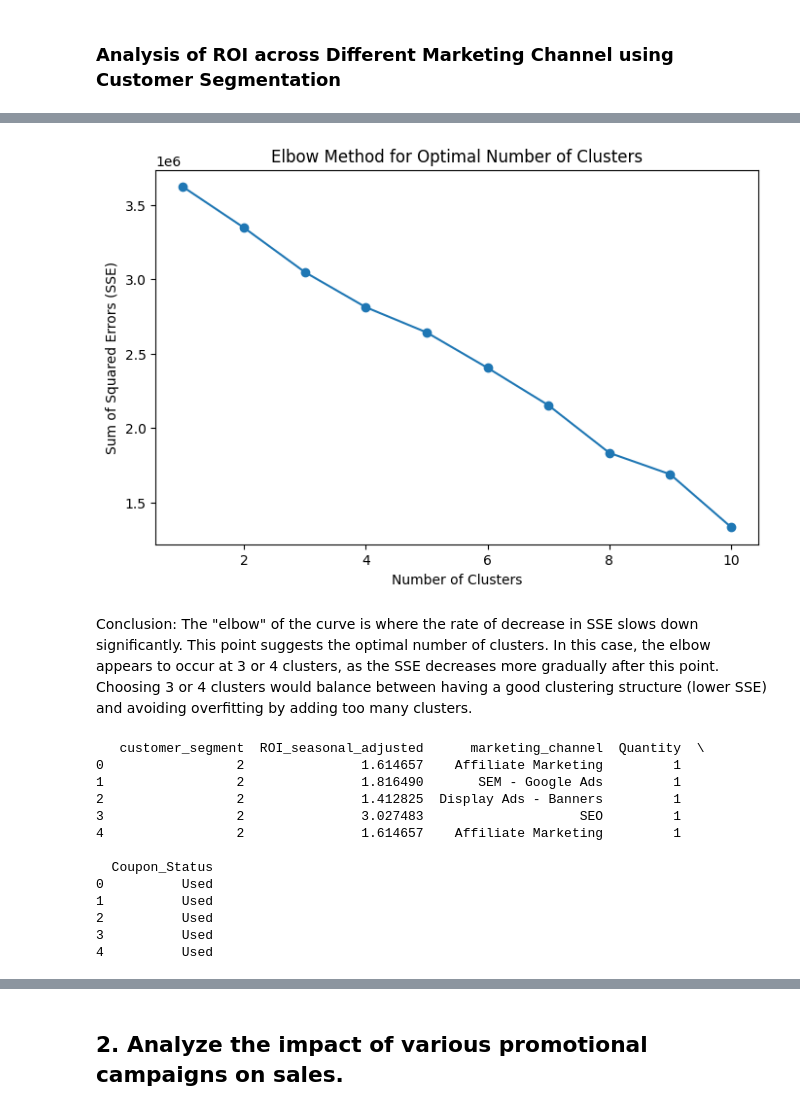
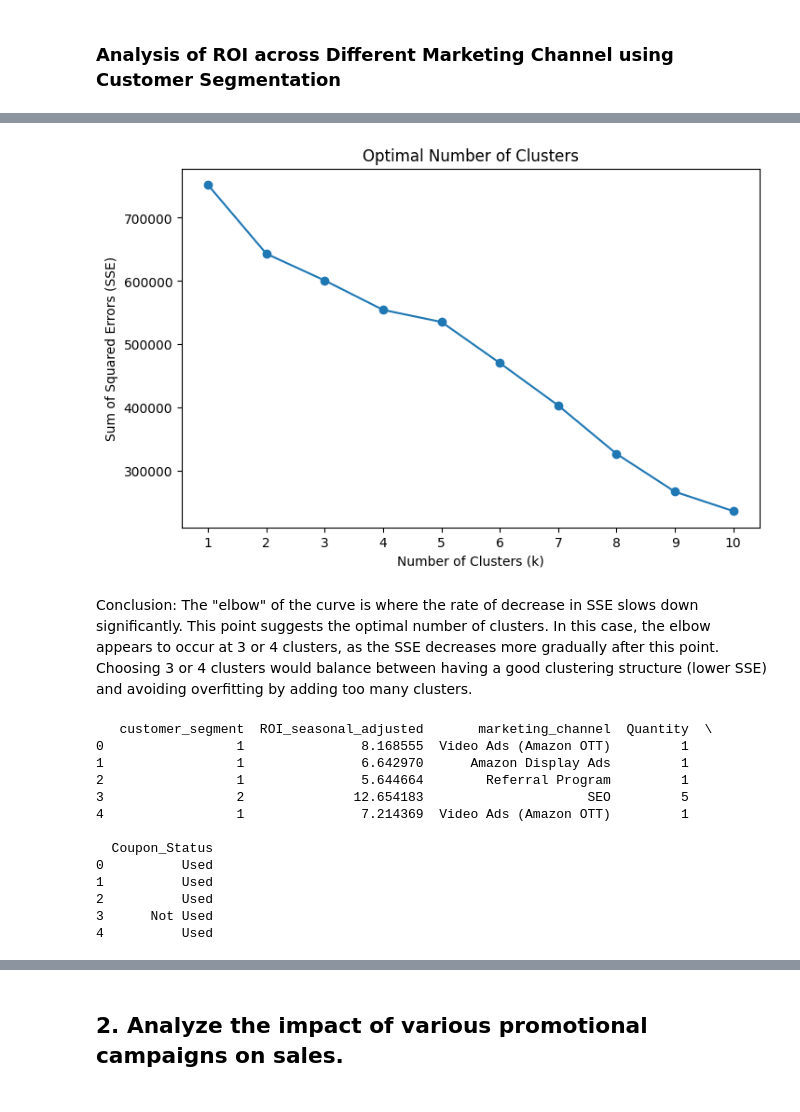
Before and after one commit to sweeenlim/Passion8, a Jupyter notebook: marketing_channels/marketing_channels.ipynb, the cells around one changed output, grey strips where cells are left out. Saved outputs shown, nothing was run; the diff lists cells and outputs as text; code cells hidden in the pictures.

```diff
--- a/marketing_channels/marketing_channels.ipynb
+++ b/marketing_channels/marketing_channels.ipynb
@@ -23,0 +38,4 @@ ratings = pd.read_csv('../data/ratings.csv')
+# %%
+#Importing Data (Online Sales)
+online_sales = pd.read_sql("SELECT * FROM online_sales", engine)
+online_sales
@@ -30,8 +131,7 @@ users = pd.read_csv('../data/users.csv')
 # %%
 # Merge online_sales with product data to get prices and category
 sales_data = pd.merge(online_sales, products, on='product_id', how='left')
-sales_data = pd.merge(sales_data, discount_coupon, how='left', on=['Coupon_Code'])
-sales_data['date'] = pd.to_datetime(sales_data['date'])
+sales_data['date'] = pd.to_datetime(sales_data['date'], errors='coerce')
 
 # Inspect merged dataset
 print(sales_data.head())
@@ -284,9 +592,11 @@ print(sales_data[['date', 'product_name', 'marketing_channel', 'ROI', 'ROI_adjus
 # %%
-sales_data['year'] = sales_data['date'].dt.year
-sales_data['month'] = sales_data['date'].dt.month
-seasonal_roi = sales_data.groupby(['marketing_channel', 'year', 'month']).agg({
-    'ROI_seasonal_adjusted': 'mean'
-}).reset_index()
-seasonal_roi['year_month'] = pd.to_datetime(seasonal_roi[['year', 'month']].assign(day=1))
-seasonal_roi.head()
+sales_data['year_month'] = sales_data['date'].dt.to_period('M').astype(str)
+seasonal_roi = sales_data.groupby(['year_month', 'marketing_channel']).agg(
+    avg_ROI_seasonal_adjusted=('ROI_seasonal_adjusted', 'mean')
+).reset_index()
+
+# For proper x-axis plotting
+seasonal_roi['year_month'] = pd.to_datetime(seasonal_roi['year_month'], format='%Y-%m')
+
+seasonal_roi
 # %% [output]
@@ -318,11 +642,20 @@ Observation:
 # %%
 # Customer segmentation using K-means clustering
 clustering_data = sales_data[['ROI_seasonal_adjusted', 'marketing_channel', 'Quantity', 'Coupon_Status']]
+
 encoder = OneHotEncoder()
-encoded_channels = pd.DataFrame(encoder.fit_transform(clustering_data[['marketing_channel', 'Coupon_Status']]).toarray(), columns=encoder.get_feature_names_out())
+encoded_channels = pd.DataFrame(
+    encoder.fit_transform(clustering_data[['marketing_channel', 'Coupon_Status']]).toarray(),
+    columns=encoder.get_feature_names_out()
+)
+
 clustering_data = pd.concat([clustering_data[['ROI_seasonal_adjusted', 'Quantity']], encoded_channels], axis=1)
 
-# Data cleaning and scaling
+# Data cleaning
 clustering_data.fillna(0, inplace=True)
+
+# Scaling
 scaler = StandardScaler()
 scaled_features = scaler.fit_transform(clustering_data)
+
+print(pd.DataFrame(scaled_features, columns=clustering_data.columns).head())
@@ -329,42 +680,47 @@ scaled_features = scaler.fit_transform(clustering_data)
 # %%
 # Finding the optimal number of clusters
 sse = []
-for k in range(1, 11):
+k_values = range(1, 11)
+
+for k in k_values:
     kmeans = KMeans(n_clusters=k, random_state=42)
     kmeans.fit(scaled_features)
     sse.append(kmeans.inertia_)
 
 plt.figure(figsize=(8, 5))
-plt.plot(range(1, 11), sse, marker='o')
+plt.plot(k_values, sse, marker='o')
 plt.title('Optimal Number of Clusters')
-plt.xlabel('Number of Clusters')
+plt.xlabel('Number of Clusters (k)')
 plt.ylabel('Sum of Squared Errors (SSE)')
+plt.xticks(k_values)
 plt.show()
 # %% [output]
-[figure, old version]
+[figure, new version]
 # %% [markdown]
 Conclusion:
 The "elbow" of the curve is where the rate of decrease in SSE slows down significantly. This point suggests the optimal number of clusters. In this case, the elbow appears to occur at 3 or 4 clusters, as the SSE decreases more gradually after this point. Choosing 3 or 4 clusters would balance between having a good clustering structure (lower SSE) and avoiding overfitting by adding too many clusters.
 # %%
 # K-Means Clustering
-kmeans = KMeans(n_clusters=3, random_state=1)  # Using 3 clusters as an example
+kmeans = KMeans(n_clusters=3, random_state=7)
 clustering_data['cluster'] = kmeans.fit_predict(scaled_features)
-sales_data['customer_segment'] = clustering_data['cluster']
 
-print(sales_data[['customer_segment', 'ROI_seasonal_adjusted', 'marketing_channel', 'Quantity', 'Coupon_Status']].head())
+sales_data_with_segments = sales_data.copy()
+sales_data_with_segments['customer_segment'] = clustering_data['cluster']
+
+print(sales_data_with_segments[['customer_segment', 'ROI_seasonal_adjusted', 'marketing_channel', 'Quantity', 'Coupon_Status']].head())
 # %% [output]
-   customer_segment  ROI_seasonal_adjusted      marketing_channel  Quantity  \
-0                 2               1.614657    Affiliate Marketing         1
-1                 2               1.816490       SEM - Google Ads         1
-2                 2               1.412825  Display Ads - Banners         1
-3                 2               3.027483                    SEO         1
-4                 2               1.614657    Affiliate Marketing         1
+   customer_segment  ROI_seasonal_adjusted       marketing_channel  Quantity  \
+0                 1               8.168555  Video Ads (Amazon OTT)         1
+1                 1               6.642970      Amazon Display Ads         1
+2                 1               5.644664        Referral Program         1
+3                 2              12.654183                     SEO         5
+4                 1               7.214369  Video Ads (Amazon OTT)         1
 
   Coupon_Status
 0          Used
 1          Used
 2          Used
-3          Used
+3      Not Used
 4          Used
 # %%
 # Plot the clusters based on ROI and Marketing Channel
```
Also changed, not shown: parts of 115 cells of this notebook.
